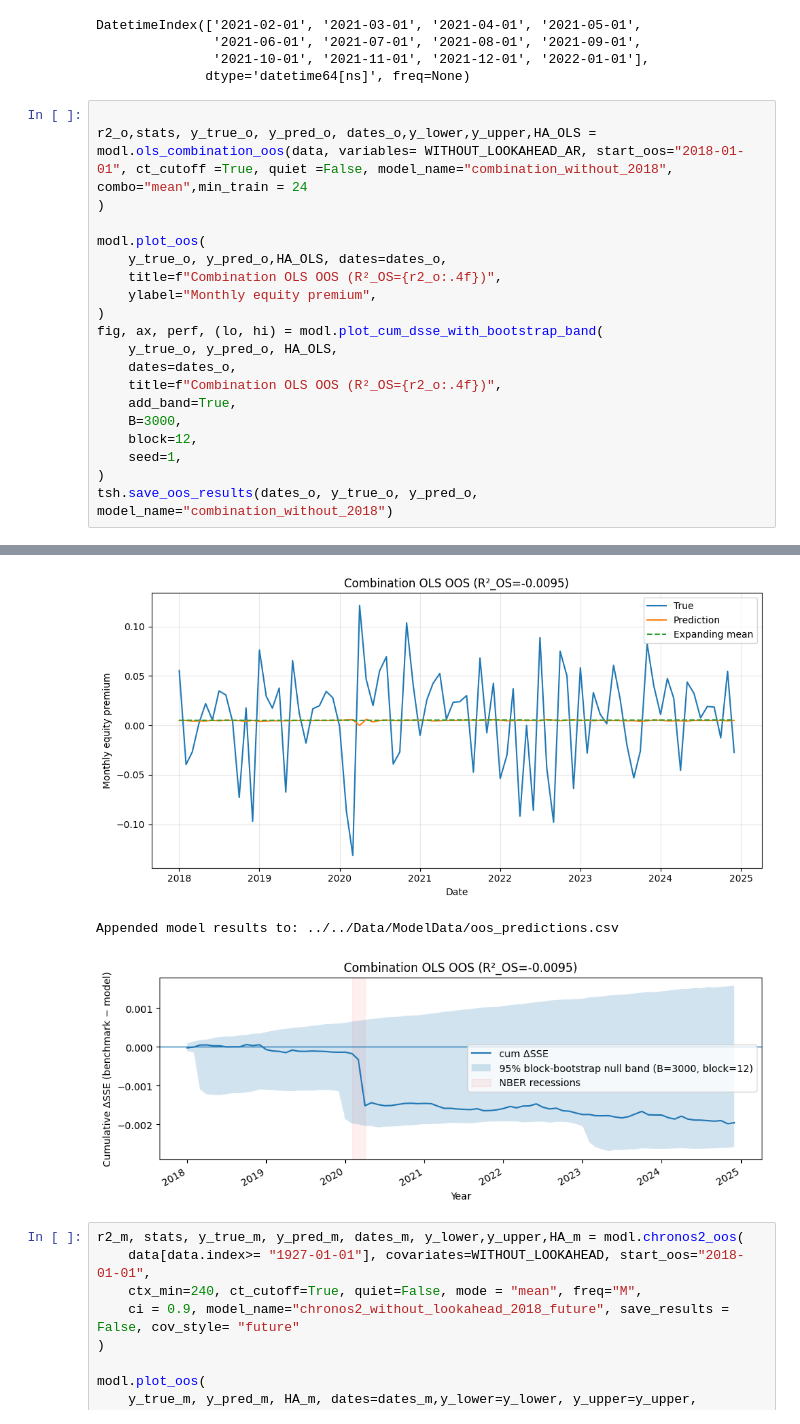
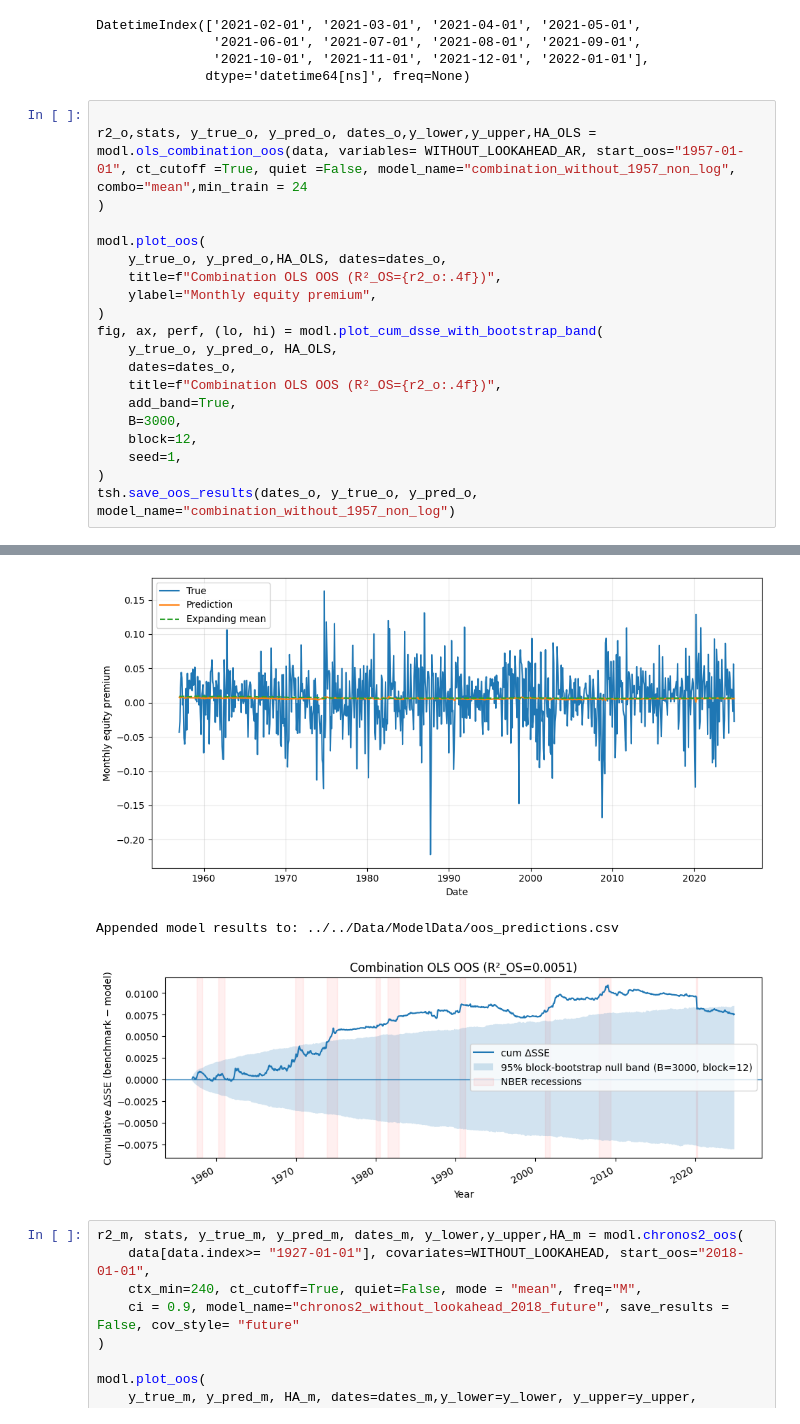
Before and after one commit to KiliTili/Masterarbeit, a Jupyter notebook: Notebooks/Benchmark/modelling_regression.ipynb, the cells around one changed output, grey strips where cells are left out. Saved outputs shown, nothing was run; the diff lists cells and outputs as text.

```diff
--- a/Notebooks/Benchmark/modelling_regression.ipynb
+++ b/Notebooks/Benchmark/modelling_regression.ipynb
@@ -49,7 +50,7 @@ DatetimeIndex(['2021-02-01', '2021-03-01', '2021-04-01', '2021-05-01',
               dtype='datetime64[ns]', freq=None)
 # %%
 
-r2_o,stats, y_true_o, y_pred_o, dates_o,y_lower,y_upper,HA_OLS = modl.ols_combination_oos(data, variables= WITHOUT_LOOKAHEAD_AR, start_oos="2018-01-01", ct_cutoff =True, quiet =False, model_name="combination_without_2018", combo="mean",min_train = 24
+r2_o,stats, y_true_o, y_pred_o, dates_o,y_lower,y_upper,HA_OLS = modl.ols_combination_oos(data, variables= WITHOUT_LOOKAHEAD_AR, start_oos="1957-01-01", ct_cutoff =True, quiet =False, model_name="combination_without_1957_non_log", combo="mean",min_train = 24
 )
 
 modl.plot_oos(
@@ -66,5 +67,5 @@ fig, ax, perf, (lo, hi) = modl.plot_cum_dsse_with_bootstrap_band(
     block=12,
     seed=1,
 )
-tsh.save_oos_results(dates_o, y_true_o, y_pred_o, model_name="combination_without_2018")
+tsh.save_oos_results(dates_o, y_true_o, y_pred_o, model_name="combination_without_1957_non_log")
 # %% [output]
@@ -88,6 +89,6 @@ CT Eval Summary: {'timing_spread': -0.11352437903146079, 'share_in_market': 0.98
-[figure, old version]
+[figure, new version]
 Appended model results to: ../../Data/ModelData/oos_predictions.csv
-[figure, old version]
+[figure, new version]
 # %%
 r2_m, stats, y_true_m, y_pred_m, dates_m, y_lower,y_upper,HA_m = modl.chronos2_oos(
     data[data.index>= "1927-01-01"], covariates=WITHOUT_LOOKAHEAD, start_oos="2018-01-01",
```
Also changed, not shown: parts of 5 cells of this notebook, 6 other files.
